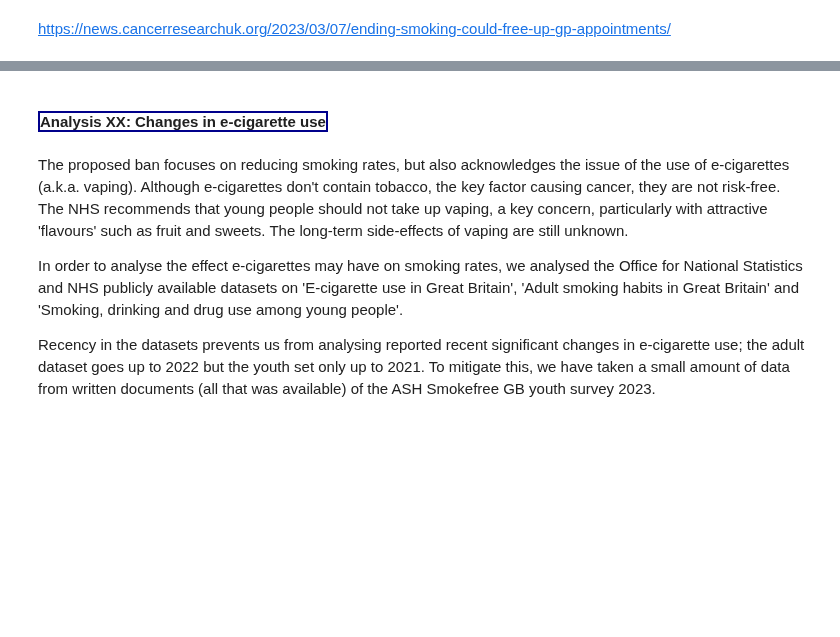
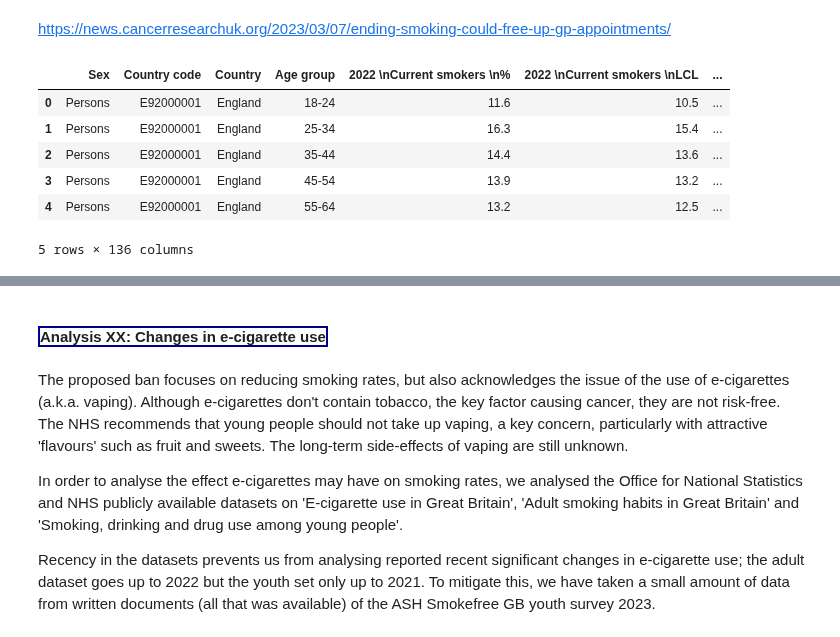
Before and after one commit to rhobaker/Data_Project, a Jupyter notebook: Main_Jupyter_workbook.ipynb, the cells around one changed output, grey strips where cells are left out. Saved outputs shown, nothing was run; the diff lists cells and outputs as text; code cells hidden in the pictures; blank space fills up the shorter version.

```diff
--- a/Main_Jupyter_workbook.ipynb
+++ b/Main_Jupyter_workbook.ipynb
@@ -408,3 +403,20 @@ A summary of these is outlined below:
 <img src="https://github.com/rhobaker/Data_Project/blob/main/Smoking_actions_timeline.png?raw=true" width="900" height="450"/>
 # %% [markdown]
 https://news.cancerresearchuk.org/2023/03/07/ending-smoking-could-free-up-gp-appointments/
+# %%
+import pandas as pd
+
+# Load the CSV file
+file_path = 'https://raw.githubusercontent.com/rhobaker/Data_Project/main/ONS_smoking_habits_in_the_uk_and_its_constituent_countries/Table_1.csv'
+data = pd.read_csv(file_path)
+
+# Display the first few rows to understand its structure
+data.head()
+# %% [output]
+|  | Sex | Country code | Country | Age group | 2022 \nCurrent smokers \n% | 2022 \nCurrent smokers \nLCL | ... |
+| 0 | Persons | E92000001 | England | 18-24 | 11.6 | 10.5 | ... |
+| 1 | Persons | E92000001 | England | 25-34 | 16.3 | 15.4 | ... |
+| 2 | Persons | E92000001 | England | 35-44 | 14.4 | 13.6 | ... |
+| 3 | Persons | E92000001 | England | 45-54 | 13.9 | 13.2 | ... |
+| 4 | Persons | E92000001 | England | 55-64 | 13.2 | 12.5 | ... |
+5 rows × 136 columns
```
Also changed, not shown: parts of 24 cells of this notebook.
